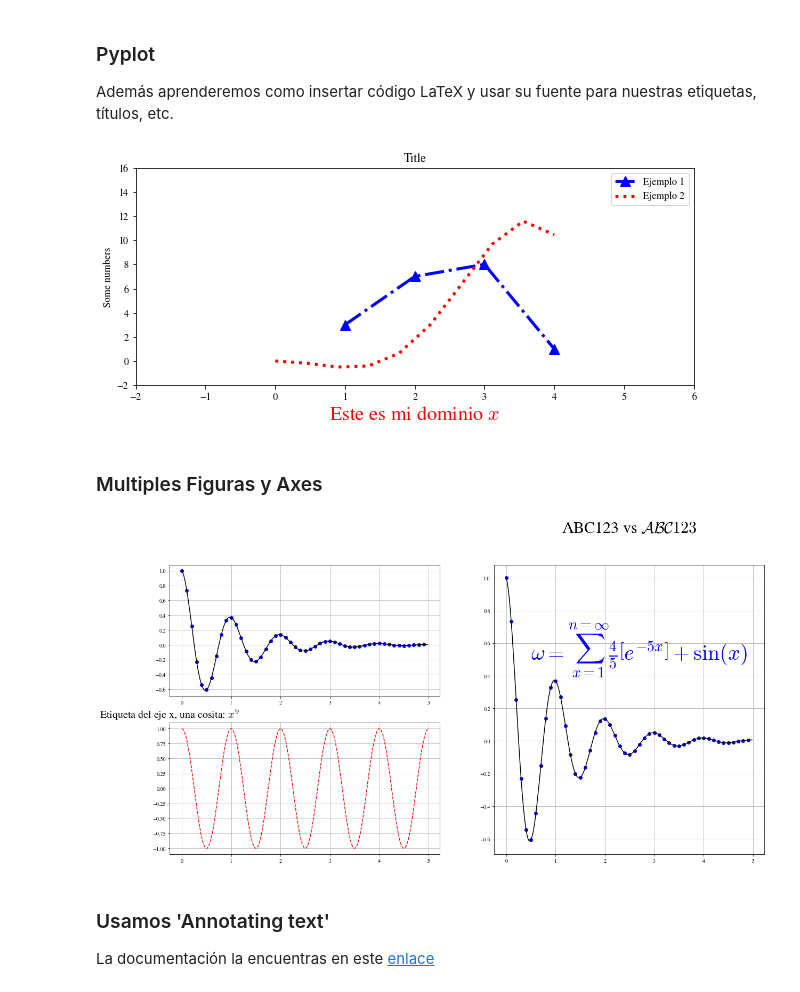
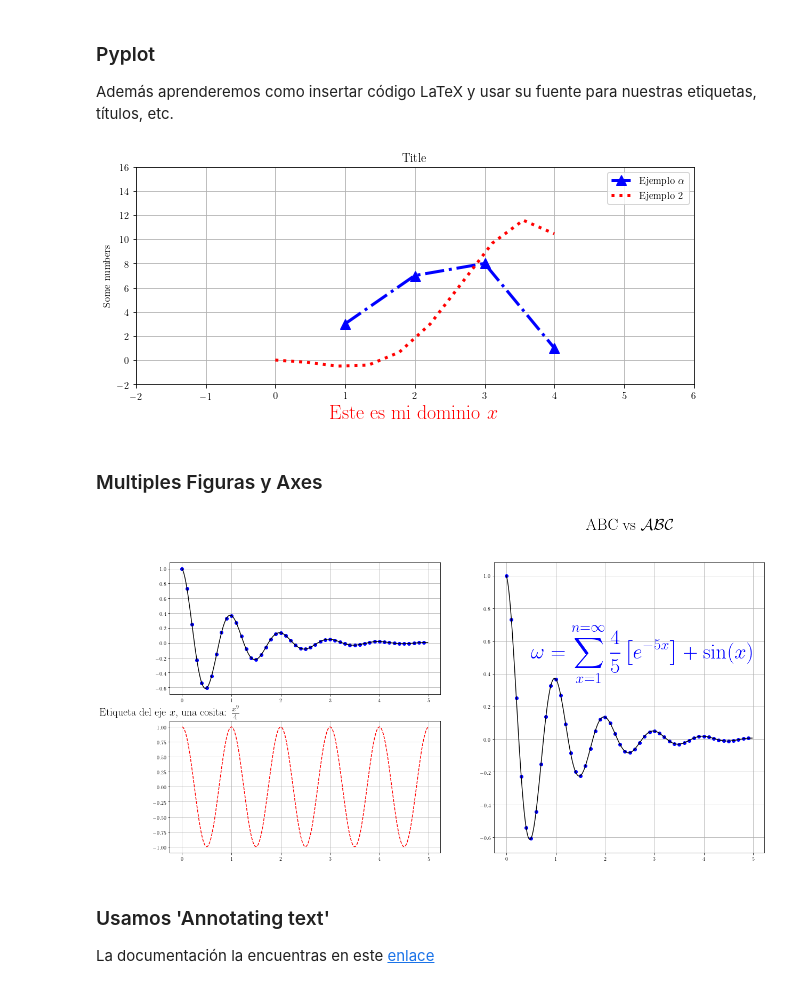
Before and after one commit to gcvaldivia/LearningPython, a Jupyter notebook: IntroToSciPy/Matplotlib/Introductory-Pyplot_tutorial.ipynb, the cells around one changed output. Cells and saved outputs as stored; diff of their text form; code cells hidden in the pictures.

```diff
--- a/IntroToSciPy/Matplotlib/Introductory-Pyplot_tutorial.ipynb
+++ b/IntroToSciPy/Matplotlib/Introductory-Pyplot_tutorial.ipynb
@@ -5,42 +5,64 @@ Además aprenderemos como insertar código LaTeX y usar su fuente para nuestras
 # %%
 # Bastante similar a lo anterior, pero ahora usando Pyplot
 
 import matplotlib
 import matplotlib.pyplot as plt
 from numpy import *
 import numpy as np
 
+# Si tenemos LaTeX instalado en nuestras computadoras basta
+# con usar estas líneas de código
+matplotlib.rcParams['text.usetex'] = True
+matplotlib.rcParams['font.family'] = 'STIXGeneral'
+
+#*********** Si no tenemos instalado LaTeX *****************
 # Cambiamos la fuene por defecto a la fuente usada en LaTeX
 # esto es DE-TER-MI-NAN-TE para que nuestros plots.
-matplotlib.rcParams['mathtext.fontset'] = 'cm'
-matplotlib.rcParams['font.family'] = 'STIXGeneral'
+#matplotlib.rcParams['mathtext.fontset'] = 'cm'
+#matplotlib.rcParams['font.family'] = 'STIXGeneral'
 
 x=np.linspace(0,4,10)
 
 # Cambiamos el tamaño de la Figura
 plt.figure(figsize=(10,4))
 
+
+#***** Importante ******
+# Siempre que usemos código Latex y tengamos el símbolo '\' debemos
+# usar una 'r' antes de las comillas del string, tal como veremos
+# a continuación en los ejemplos de este notebook
+plt.subplot()
 plt.plot([1,2,3,4],[3,7,8,1],color='blue',ls='-.',marker='^',
-        ms=10,lw=3,label='Ejemplo 1')
+        ms=10,lw=3,label=r'Ejemplo $\alpha$')
 plt.plot(x,-np.cos(x)*x**2,color='red',ls='dotted',lw=3,
          label='Ejemplo 2')
 
 # Si queremos definir los límites de 'x' e 'y' podemos hacer de
 # esta forma. No funciona solo para eje, sino para los dos.
 plt.axis([-2,6,-2,16])
 
 plt.ylabel('Some numbers')
 plt.xlabel('Este es mi dominio $x$',fontsize=20,color='red')
 plt.title('Title')
 plt.legend()
-plt.grid(False)
+plt.grid()
 
-plt.show()
+plt.savefig('fig1.pdf')
 # %% [output]
-[figure, old version]
+[figure, new version]
 # %% [markdown]
 ### Multiples Figuras y Axes
 # %%
+import matplotlib
+import matplotlib.pyplot as plt
+from numpy import *
+import numpy as np
+
+# Si tenemos LaTeX instalado en nuestras computadoras basta
+# con usar estas líneas de código
+matplotlib.rcParams['text.usetex'] = True
+matplotlib.rcParams['font.family'] = 'STIXGeneral'
+
 t1 = np.arange(0.0, 5.0, 0.1)
 t2 = np.arange(0.0, 5.0, 0.02)
 
@@ -57,7 +79,7 @@ plt.figure(figsize=(20,10))
 plt.subplot(221)
 plt.plot(t1, np.exp(-t1) * np.cos(2*np.pi*t1), 'bo',
          t2, np.exp(-t2) * np.cos(2*np.pi*t2), 'k')
-plt.xlabel(r'Etiqueta del eje x, una cosita: $x^9$',fontsize=20,x=0)
+plt.xlabel(r'Etiqueta del eje $x$, una cosita: $\frac{x^9}{4}$',fontsize=20,x=0)
 plt.grid()
 
 #****** Axes 2 ******
@@ -77,13 +99,13 @@ plt.plot(t1, np.exp(-t1) * np.cos(2*np.pi*t1), 'bo',
 plt.grid()
 # Agregamos una ecuación sin sentido, sólo para que vean
 # que se puede: plt.text(coord_x,coord_y,keyword-arguments)
-plt.text(.5,0.5,r'$\omega=\sum_{x=1}^{n=\infty}\frac{4}{5}\left[e^{-5x}\right]+\sin(x)$',
+plt.text(.5,0.5,r'$\omega=\displaystyle\sum_{x=1}^{n=\infty}\frac{4}{5}\left[e^{-5x}\right]+\sin(x)$',
          fontsize=40,color='b')
-plt.title(r'ABC123 vs $\mathcal{ABC123}$',x=0.5,y=1.1,fontsize=30)
+plt.title('ABC vs $\mathcal{ABC}$',x=0.5,y=1.1,fontsize=30)
 
-plt.show()
+plt.savefig('fig2.pdf')
 # %% [output]
-[figure, old version]
+[figure, new version]
 # %% [markdown]
 ### Usamos 'Annotating text'
 
```
Also changed, not shown: parts of 1 cell of this notebook, 3 other files.
